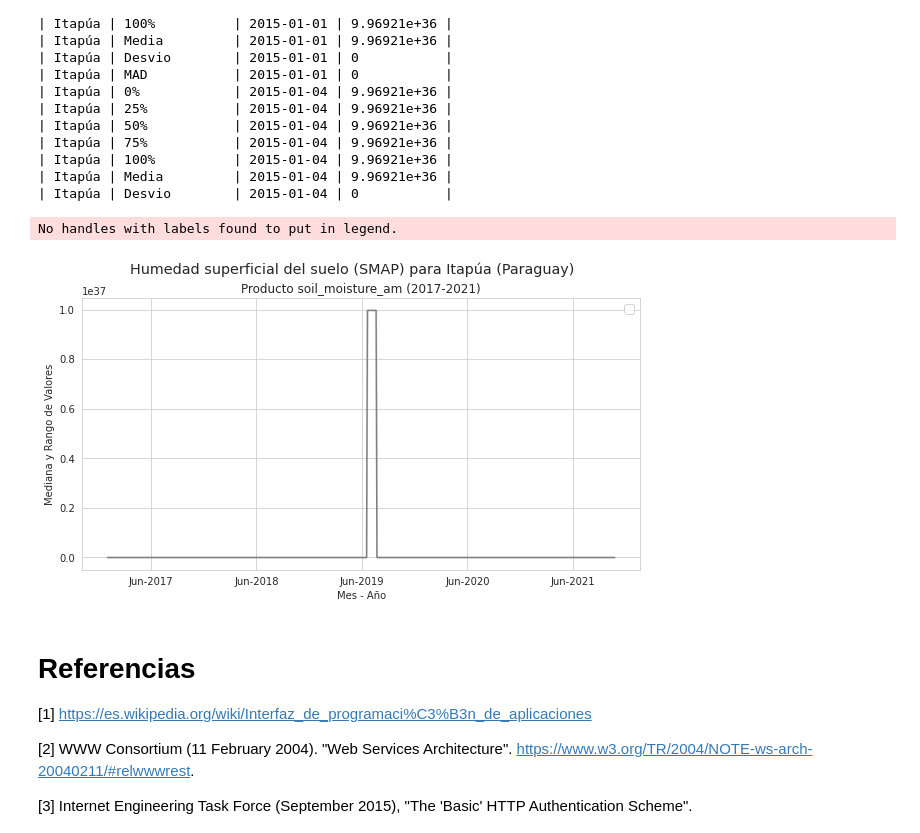
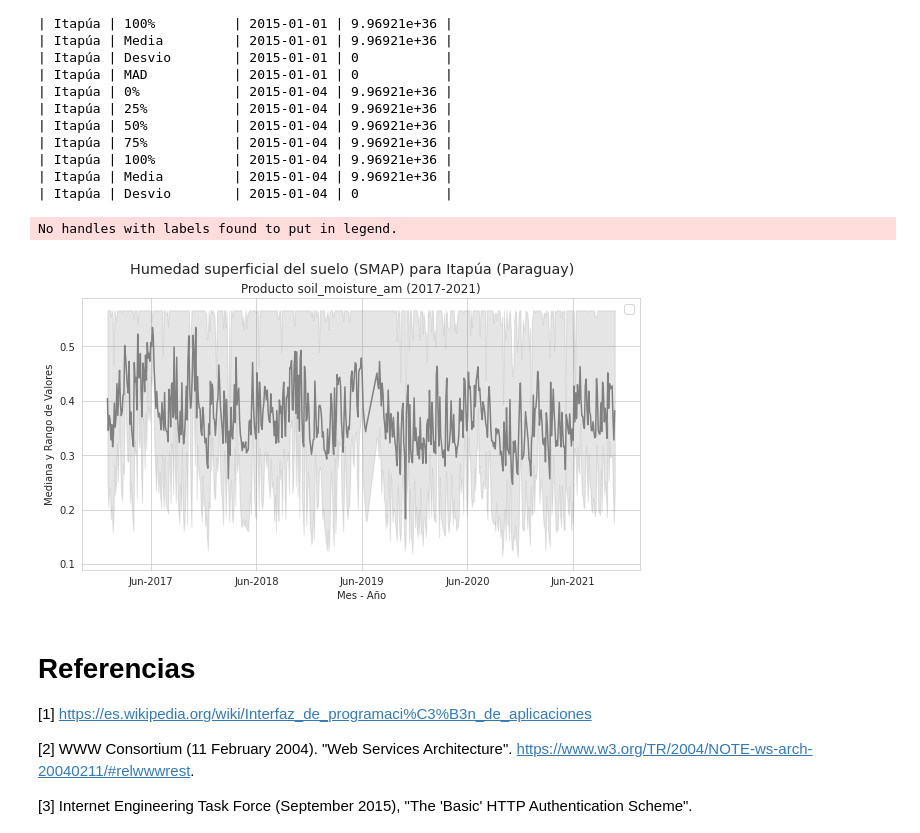
Before and after one commit to CRC-SAS/web-services-python, a Jupyter notebook: apidoc.ipynb, the cells around one changed output. Drawn from its saved outputs; the diff is of its cells as text; code cells hidden in the pictures.

```diff
--- a/apidoc.ipynb
+++ b/apidoc.ipynb
@@ -104,16 +104,28 @@ Luego, indicaremos al paquete `matplotlib` que los gráficos van a ser generados
 A continuación, definiremos un set de funciones útiles en lenguaje Python que le permitirán al usuario acceder a la API de una forma más sencilla, sin tener que detenerse en detalles como la autenticación o la conversión de datos devueltos.
 # %%
 # Definición de funciones globales, en lenguaje Python.
+
+# Suprimir warnings cuando requests.get o requests.post
+# son llamados con el paramétro verify igual a False)
+from requests.packages.urllib3.exceptions import InsecureRequestWarning
+requests.packages.urllib3.disable_warnings(InsecureRequestWarning)
+
 # Función para acceder a un servicio web definido por una URL utilizando el método GET.
 # Devuelve la respuesta como un pandas.DataFrame.
+# El parámetro verify=False implica que no se va a verificar la velidéz del certifiado
+# utilizado en la conexión SSL establecida con la API del CRC-SAS. Esto es útil cuando
+# la máquina cliente no puede validar el ceritificado emitido por la CA del CRC-SAS.
 def consumir_servicio_GET(url, usuario, clave):
-    respuesta = requests.get(url=url, auth=requests.auth.HTTPBasicAuth(usuario, clave))
+    respuesta = requests.get(url=url, auth=requests.auth.HTTPBasicAuth(usuario, clave), verify=False)
     return respuesta
 
 # Función para acceder a un servicio web definido por una URL utilizando el método POST.
 # Devuelve la respuesta como un pandas.DataFrame.
+# El parámetro verify=False implica que no se va a verificar la velidéz del certifiado
+# utilizado en la conexión SSL establecida con la API del CRC-SAS. Esto es útil cuando
+# la máquina cliente no puede validar el ceritificado emitido por la CA del CRC-SAS.
 def consumir_servicio_POST(url, usuario, clave, data):
-    respuesta = requests.post(url=url, data=data, auth=requests.auth.HTTPBasicAuth(usuario, clave))
+    respuesta = requests.post(url=url, data=data, auth=requests.auth.HTTPBasicAuth(usuario, clave), verify=False)
     return respuesta
 
 # Función para acceder a un servicio web definido por una URL utilizando
@@ -2378,34 +2403,35 @@ print(serie_temporal.head(15).to_markdown(tablefmt="github", showindex=False))
 # Buscar SMAP desde Enero de 2017 hasta Diciembre de 2021 para el departamento de Itapúa (PY).
 fecha_desde = dateutil.parser.parse("2017-01-01").isoformat()
 fecha_hasta = dateutil.parser.parse("2021-12-31").isoformat()
 url_smap = f"{base_url}/smap/serie_temporal/soil_moisture_am/{fecha_desde}/{fecha_hasta}"
 zona_geojson = os.getcwd() + "/data/ItapuaPY.geojson"
 serie_temporal = consumir_servicio_espacial_serie_temporal(url=url_smap,
                                                            usuario=usuario_default, clave=clave_default,
                                                            archivo_geojson_zona=zona_geojson)
 # Serie temporal
 serie_temporal = (serie_temporal
                     .assign(fecha=lambda x: pd.to_datetime(x.fecha))
+                    .query("valor <= 1")
                     .query("estadistico in ['0%', '50%', '100%']"))
 #
 plt.figure(figsize=(10, 5))
 plt.suptitle('Humedad superficial del suelo (SMAP) para Itapúa (Paraguay)', fontsize='x-large')
 
 seaborn.set_style('whitegrid')
 ax = seaborn.lineplot(x=serie_temporal.fecha, y=serie_temporal.valor, color="grey")
 
 ax.xaxis.set_major_locator(mdates.MonthLocator(interval=12))
 ax.xaxis.set_major_formatter(mdates.DateFormatter('%b-%Y'))
 
 ax.set_title('Producto soil_moisture_am (2017-2021)', fontsize='large')
 ax.set_xlabel('Mes - Año')
 ax.set_ylabel('Mediana y Rango de Valores')
 ax.legend(fontsize='large', ncol=4)
 
 plt.show()
 # %% [output]
 No handles with labels found to put in legend.
-[figure, old version]
+[figure, new version]
 # %% [markdown]
 # Referencias
 
```
Also changed, not shown: parts of 7 cells of this notebook, 21 other files.
